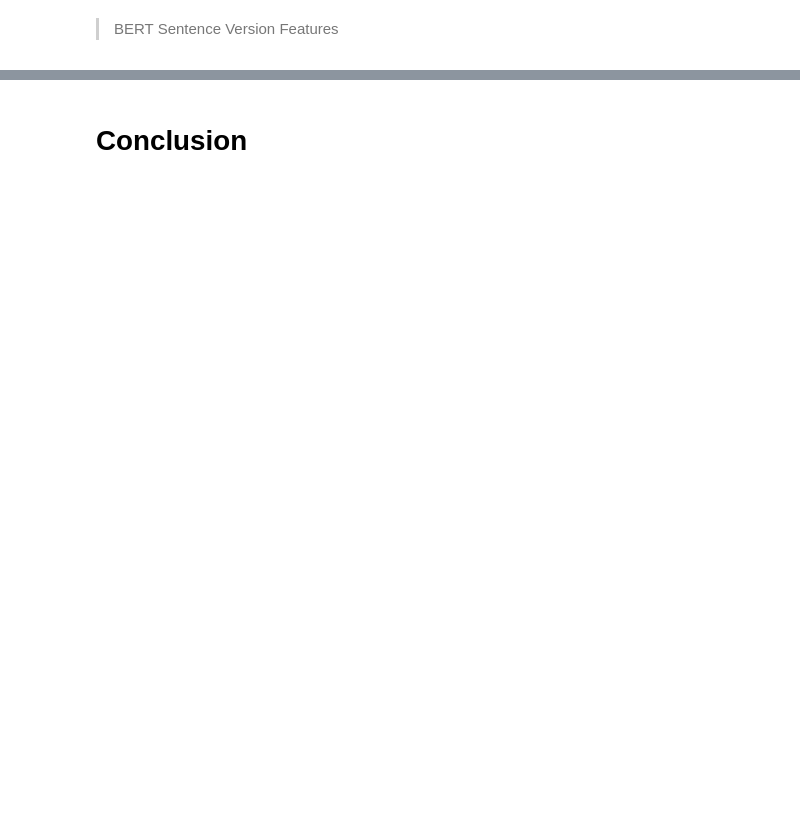
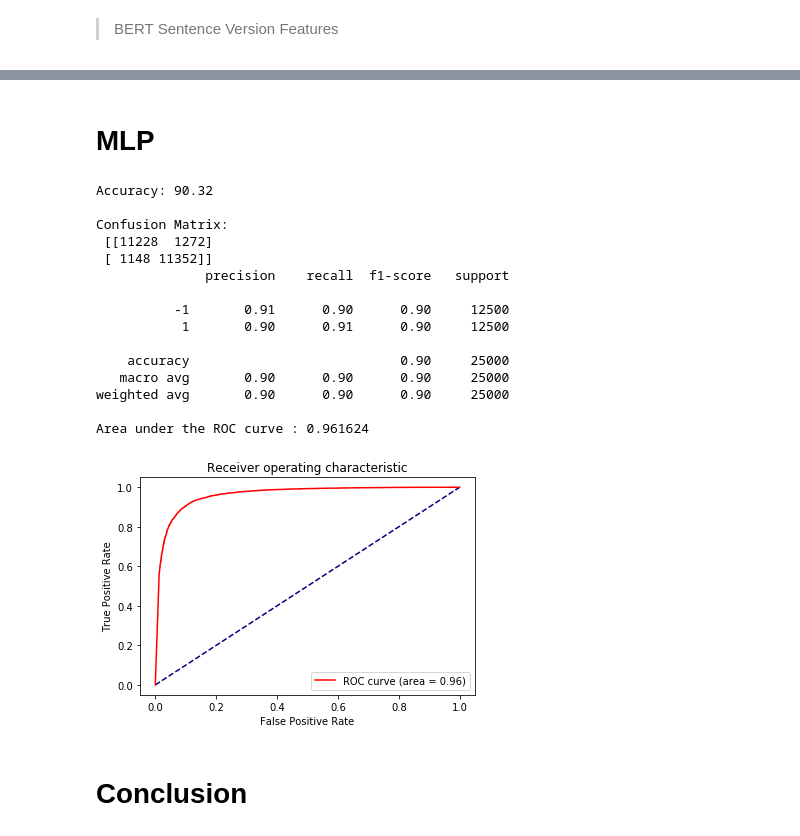
Before and after one commit to hmohebbi/SentimentAnalysis, a Jupyter notebook: Pattern1.ipynb, the cells around one changed output, grey strips where cells are left out. Saved outputs shown, nothing was run; the diff lists cells and outputs as text; code cells hidden in the pictures; blank space fills up the shorter version.

```diff
--- a/Pattern1.ipynb
+++ b/Pattern1.ipynb
@@ -1464,3 +1398,34 @@ Area under the ROC curve : 0.935962
 [figure]
+# %% [markdown]
+# MLP
+# %%
+model = MLPClassifier(solver='adam', alpha=2e-4, hidden_layer_sizes=(5, 2), max_iter=400)
+# %%
+# Training
+model.fit(bert_sentence_training_features, train_data["sentiment"])
+
+# Evaluation
+y_pred_bert_sentences_mlp = model.predict(bert_sentence_test_features)
+y_prob_bert_sentences_mlp = model.predict_proba(bert_sentence_test_features)[:,1]
+# %%
+# Result
+printResult(y_pred_bert_sentences_mlp, y_prob_bert_sentences_mlp)
+# %% [output]
+Accuracy: 90.32
+
+Confusion Matrix:
+ [[11228  1272]
+ [ 1148 11352]]
+              precision    recall  f1-score   support
+
+          -1       0.91      0.90      0.90     12500
+           1       0.90      0.91      0.90     12500
+
+    accuracy                           0.90     25000
+   macro avg       0.90      0.90      0.90     25000
+weighted avg       0.90      0.90      0.90     25000
+
+Area under the ROC curve : 0.961624
+[figure, added]
 # %% [markdown]
 # Conclusion
```
Also changed, not shown: parts of 62 cells of this notebook.
